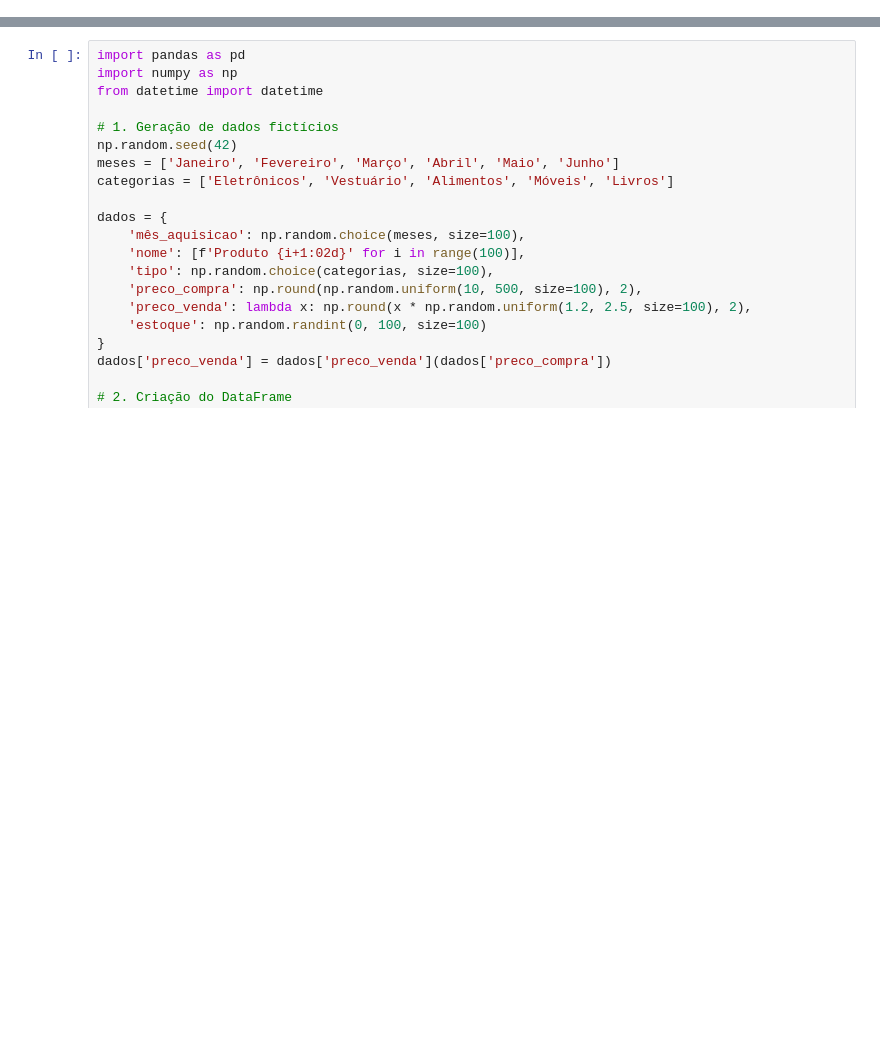
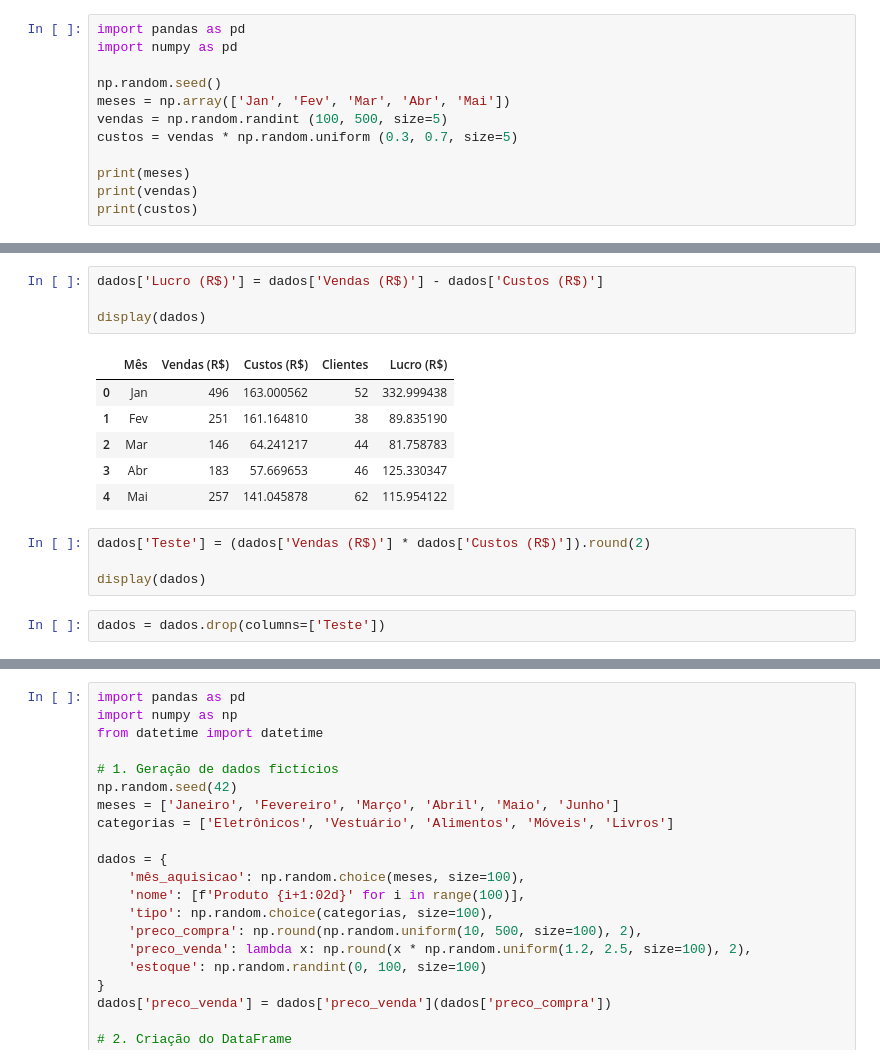
Before and after one commit to mrcaiosathler/serratec_analista02, a Jupyter notebook: python_analista02/Python_Analista2.ipynb, the cells around one changed output, grey strips where cells are left out. Cells and saved outputs as stored; diff of their text form; blank space fills up the shorter version.

```diff
--- a/python_analista02/Python_Analista2.ipynb
+++ b/python_analista02/Python_Analista2.ipynb
@@ -0,0 +28,12 @@
+# %%
+import pandas as pd
+import numpy as pd
+
+np.random.seed()
+meses = np.array(['Jan', 'Fev', 'Mar', 'Abr', 'Mai'])
+vendas = np.random.randint (100, 500, size=5)
+custos = vendas * np.random.uniform (0.3, 0.7, size=5)
+
+print(meses)
+print(vendas)
+print(custos)
@@ -0,0 +63,17 @@
+# %%
+dados['Lucro (R$)'] = dados['Vendas (R$)'] - dados['Custos (R$)']
+
+display(dados)
+# %% [output]
+|  | Mês | Vendas (R$) | Custos (R$) | Clientes | Lucro (R$) |
+| 0 | Jan | 496 | 163.000562 | 52 | 332.999438 |
+| 1 | Fev | 251 | 161.164810 | 38 | 89.835190 |
+| 2 | Mar | 146 | 64.241217 | 44 | 81.758783 |
+| 3 | Abr | 183 | 57.669653 | 46 | 125.330347 |
+| 4 | Mai | 257 | 141.045878 | 62 | 115.954122 |
+# %%
+dados['Teste'] = (dados['Vendas (R$)'] * dados['Custos (R$)']).round(2)
+
+display(dados)
+# %%
+dados = dados.drop(columns=['Teste'])
```
Also changed, not shown: parts of 13 cells of this notebook.
